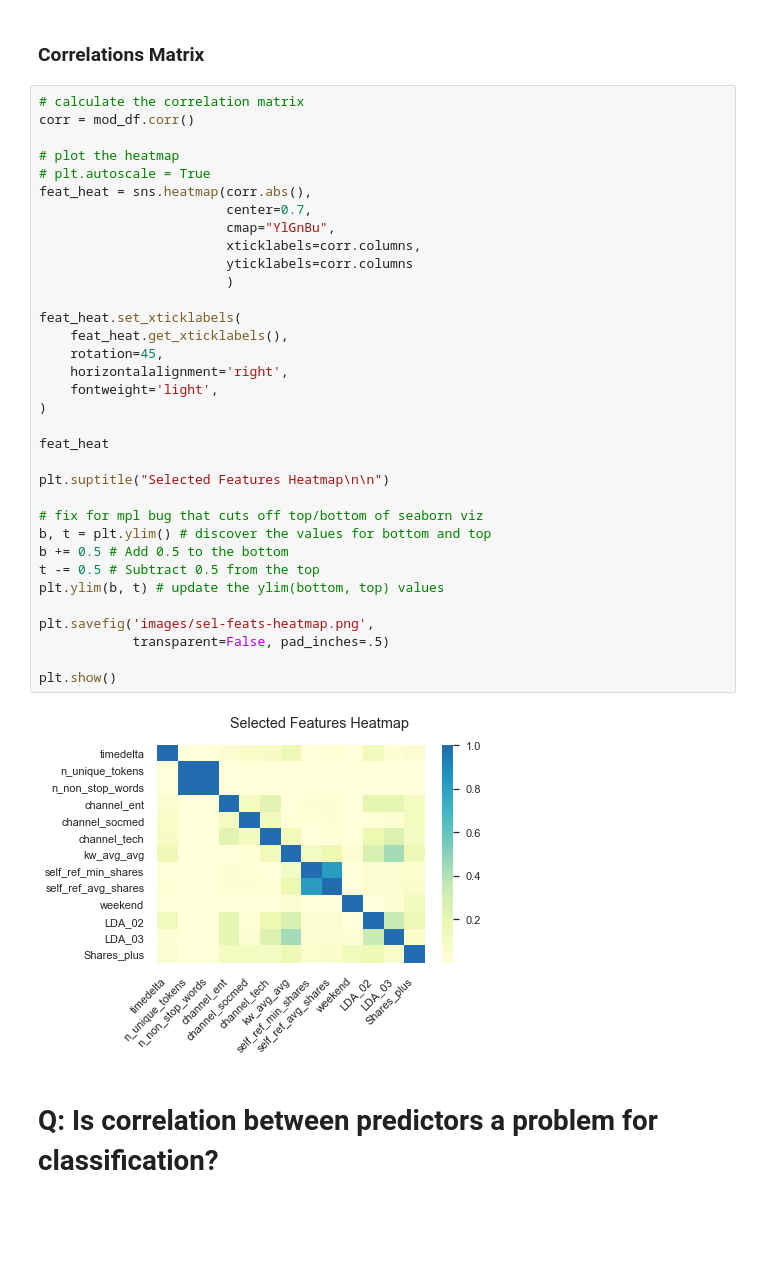
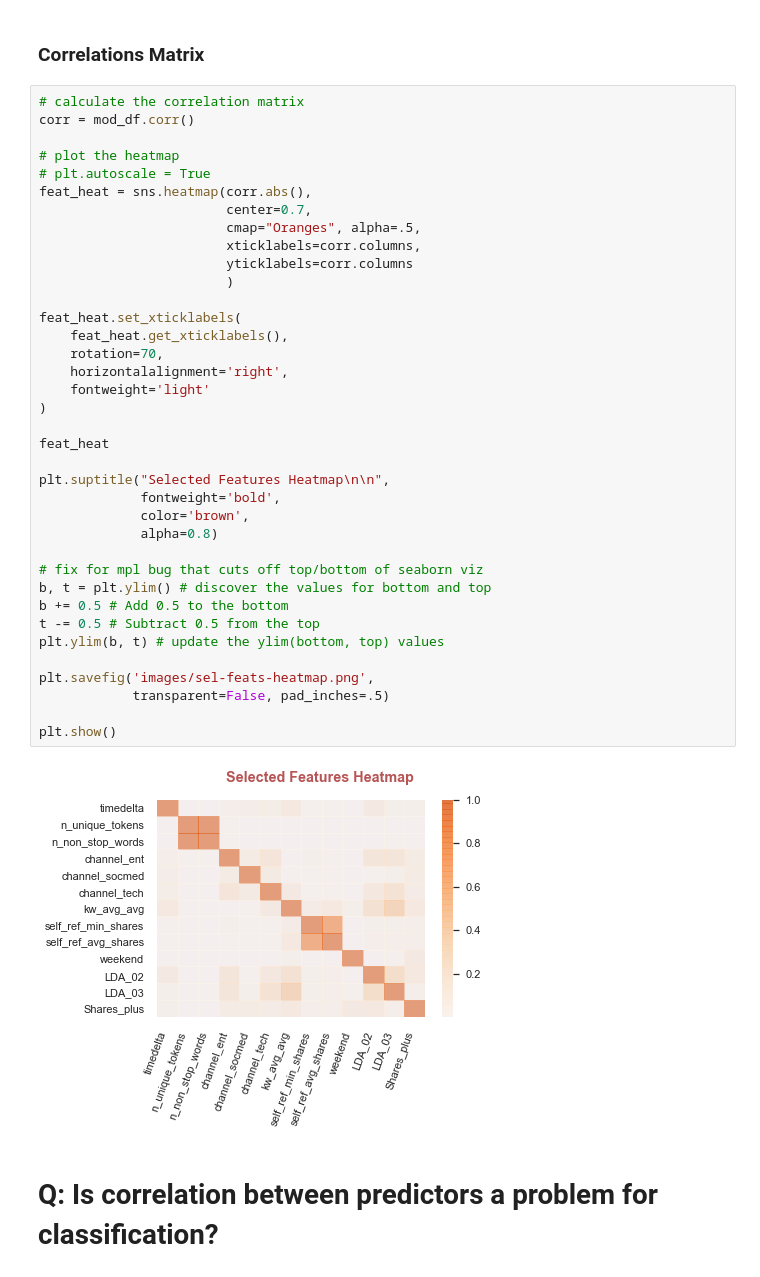
Before and after one commit to jammy-bot/article-shares-prediction, a Jupyter notebook: 02-explore-and-model.ipynb, the cells around one changed output. Saved outputs shown, nothing was run; the diff lists cells and outputs as text; blank space fills up the shorter version.

```diff
--- a/02-explore-and-model.ipynb
+++ b/02-explore-and-model.ipynb
@@ -554,38 +564,41 @@ memory usage: 5.5+ MB
 # calculate the correlation matrix
 corr = mod_df.corr()
 
 # plot the heatmap
 # plt.autoscale = True
 feat_heat = sns.heatmap(corr.abs(),
                         center=0.7,
-                        cmap="YlGnBu",
+                        cmap="Oranges", alpha=.5,
                         xticklabels=corr.columns,
                         yticklabels=corr.columns
                         )
 
 feat_heat.set_xticklabels(
     feat_heat.get_xticklabels(),
-    rotation=45,
+    rotation=70,
     horizontalalignment='right',
-    fontweight='light',
+    fontweight='light'
 )
 
 feat_heat
 
-plt.suptitle("Selected Features Heatmap\n\n")
+plt.suptitle("Selected Features Heatmap\n\n",
+             fontweight='bold',
+             color='brown',
+             alpha=0.8)
 
 # fix for mpl bug that cuts off top/bottom of seaborn viz
 b, t = plt.ylim() # discover the values for bottom and top
 b += 0.5 # Add 0.5 to the bottom
 t -= 0.5 # Subtract 0.5 from the top
 plt.ylim(b, t) # update the ylim(bottom, top) values
 
 plt.savefig('images/sel-feats-heatmap.png',
             transparent=False, pad_inches=.5)
 
 plt.show()
 # %% [output]
-[figure, old version]
+[figure, new version]
 # %% [markdown]
 # __Q:__ Is correlation between predictors a problem for classification?
 # %% [markdown]
```
Also changed, not shown: parts of 19 cells of this notebook, 6 other files.
